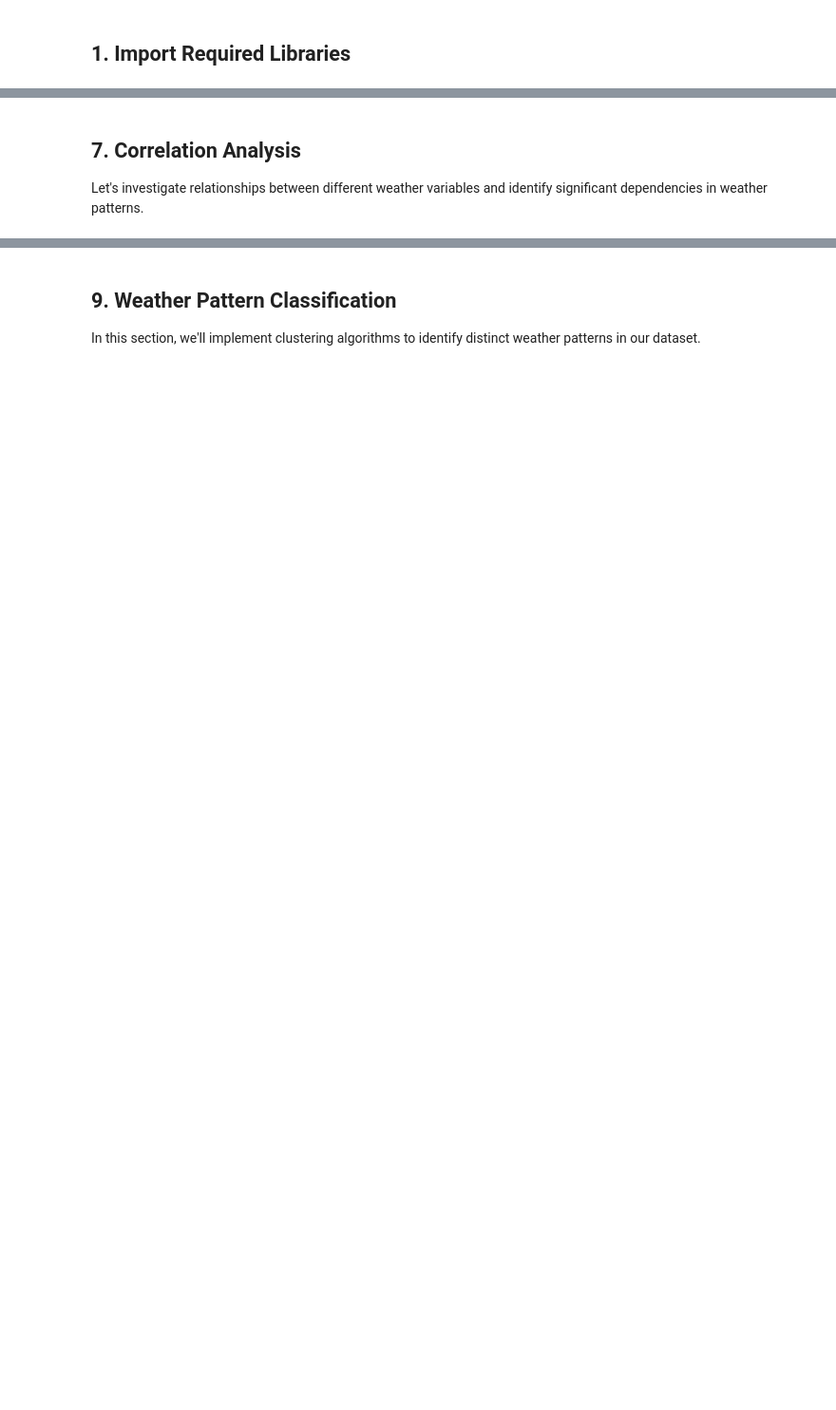
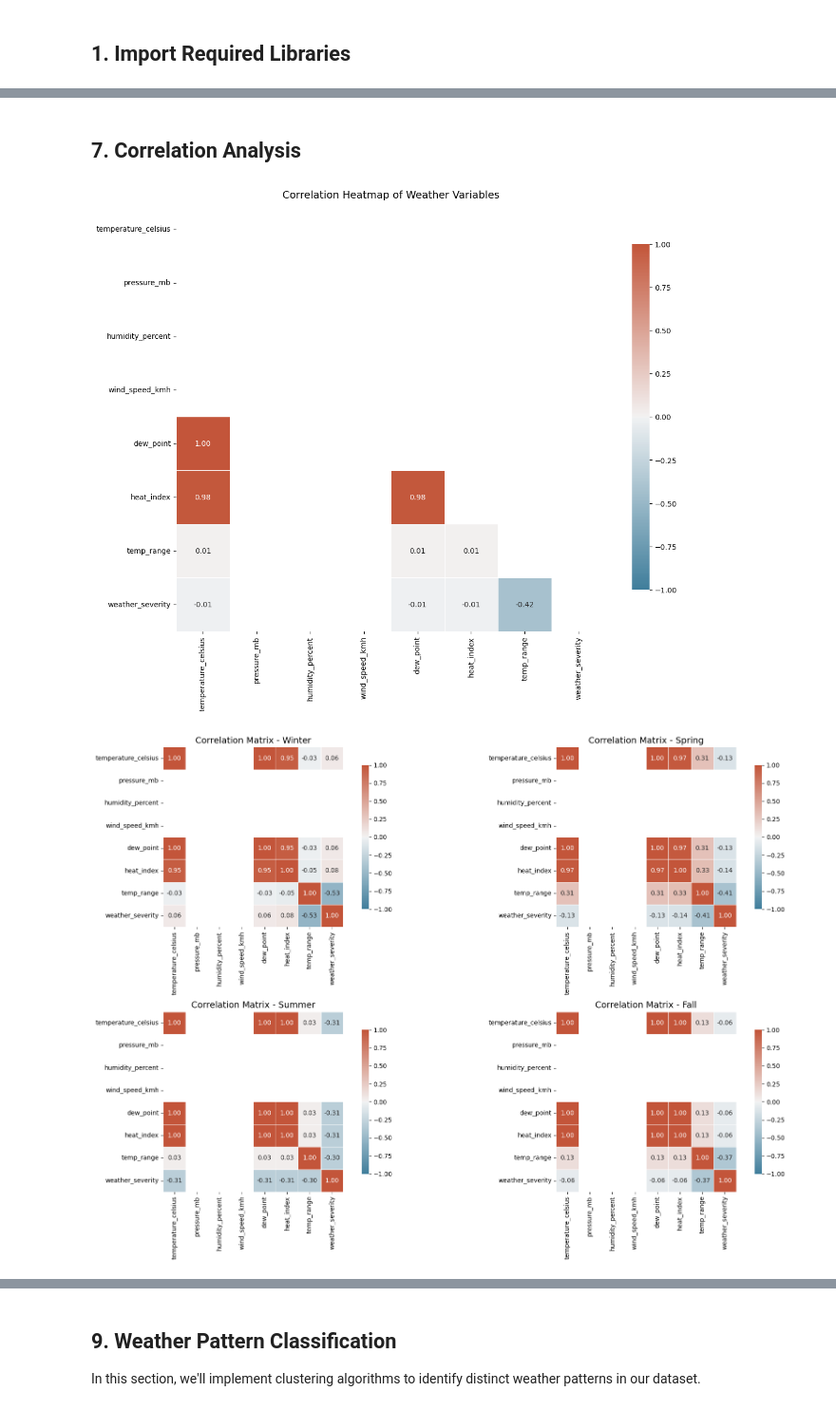
Before and after one commit to imadbenmadi/ITDS-practise-project, a Jupyter notebook: notebook.ipynb, the cells around one changed output, grey strips where cells are left out. Shown at 95% size. Cells and saved outputs as stored; diff of their text form; code cells hidden in the pictures; blank space fills up the shorter version.

```diff
--- a/notebook.ipynb
+++ b/notebook.ipynb
@@ -586,4 +1274,51 @@ plt.show()
 # %% [markdown]
 ## 7. Correlation Analysis
-
-Let's investigate relationships between different weather variables and identify significant dependencies in weather patterns.
+# %%
+# Select relevant numerical columns for correlation analysis
+corr_columns = ['temperature_celsius', 'pressure_mb', 'humidity_percent', 'wind_speed_kmh',
+                'dew_point', 'heat_index', 'temp_range', 'weather_severity']
+corr_df = df_featured[corr_columns].copy()
+
+# Calculate correlation matrix
+correlation_matrix = corr_df.corr().round(2)
+
+# Plot correlation heatmap
+plt.figure(figsize=(12, 10))
+mask = np.triu(np.ones_like(correlation_matrix, dtype=bool))
+cmap = sns.diverging_palette(230, 20, as_cmap=True)
+
+sns.heatmap(correlation_matrix, mask=mask, cmap=cmap, vmax=1, vmin=-1, center=0,
+            annot=True, fmt='.2f', square=True, linewidths=.5, cbar_kws={"shrink": .8})
+
+plt.title('Correlation Heatmap of Weather Variables')
+plt.tight_layout()
+plt.show()
+
+# Investigate correlation patterns by season
+plt.figure(figsize=(18, 12))
+
+for i, season in enumerate(['Winter', 'Spring', 'Summer', 'Fall'], 1):
+    # Filter data by season
+    season_data = df_featured[df_featured['season'] == season][corr_columns].copy()
+
+    # Calculate correlation matrix for this season if we have enough data
+    if len(season_data) > 5:  # Need at least some data points
+        season_corr = season_data.corr().round(2)
+
+        # Plot
+        plt.subplot(2, 2, i)
+        sns.heatmap(season_corr, cmap=cmap, vmax=1, vmin=-1, center=0,
+                    annot=True, fmt='.2f', square=True, linewidths=.5, cbar_kws={"shrink": .8})
+        plt.title(f'Correlation Matrix - {season}')
+
+plt.tight_layout()
+plt.show()
+
+# Scatter plot matrix for key variables
+subset_vars = ['temperature_celsius', 'humidity_percent', 'wind_speed_kmh', 'dew_point']
+sns.pairplot(df_featured[subset_vars], diag_kind='kde', height=2.5)
+plt.suptitle('Pairwise Relationships Between Key Weather Variables', y=1.02)
+plt.show()
+# %% [output]
+[figure, added]
+[figure, added]
```
Also changed, not shown: parts of 57 cells of this notebook, 3 other files.
